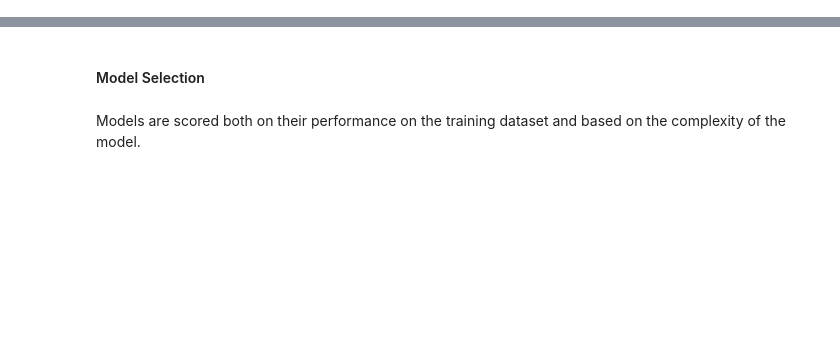
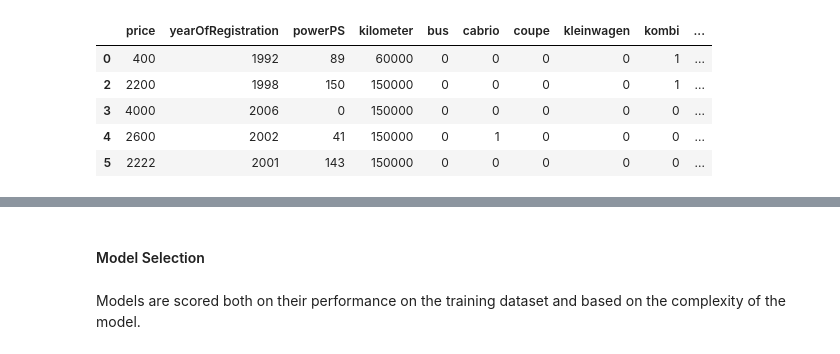
Before and after one commit to claustres/ml-mooc, a Jupyter notebook: Machine Learning/chapter19/Assignment_2_Time and Space complexity.ipynb, the cells around one changed output, grey strips where cells are left out. Cells and saved outputs as stored; diff of their text form; code cells hidden in the pictures; blank space fills up the shorter version.

```diff
--- a/Machine Learning/chapter19/Assignment_2_Time and Space complexity.ipynb
+++ b/Machine Learning/chapter19/Assignment_2_Time and Space complexity.ipynb
@@ -5,2 +44,17 @@
 # %%
 # 3. Complete any other preprocessing required.
+# %%
+# Manage categorical variables
+data = cars.drop(['name', 'model', 'brand', 'monthOfRegistration'], axis=1)
+data = pd.concat([data, pd.get_dummies(data.vehicleType, drop_first=True)], axis = 1)
+data = pd.concat([data, pd.get_dummies(data.gearbox, drop_first=True)], axis = 1)
+data = pd.concat([data, pd.get_dummies(data.fuelType, drop_first=True)], axis = 1)
+data.drop(['vehicleType', 'gearbox', 'fuelType'], axis=1, inplace=True)
+data.head()
+# %% [output]
+|  | price | yearOfRegistration | powerPS | kilometer | bus | cabrio | coupe | kleinwagen | kombi | ... |
+| 0 | 400 | 1992 | 89 | 60000 | 0 | 0 | 0 | 0 | 1 | ... |
+| 2 | 2200 | 1998 | 150 | 150000 | 0 | 0 | 0 | 0 | 1 | ... |
+| 3 | 4000 | 2006 | 0 | 150000 | 0 | 0 | 0 | 0 | 0 | ... |
+| 4 | 2600 | 2002 | 41 | 150000 | 0 | 1 | 0 | 0 | 0 | ... |
+| 5 | 2222 | 2001 | 143 | 150000 | 0 | 0 | 0 | 0 | 0 | ... |
```
Also changed, not shown: parts of 18 cells of this notebook.
